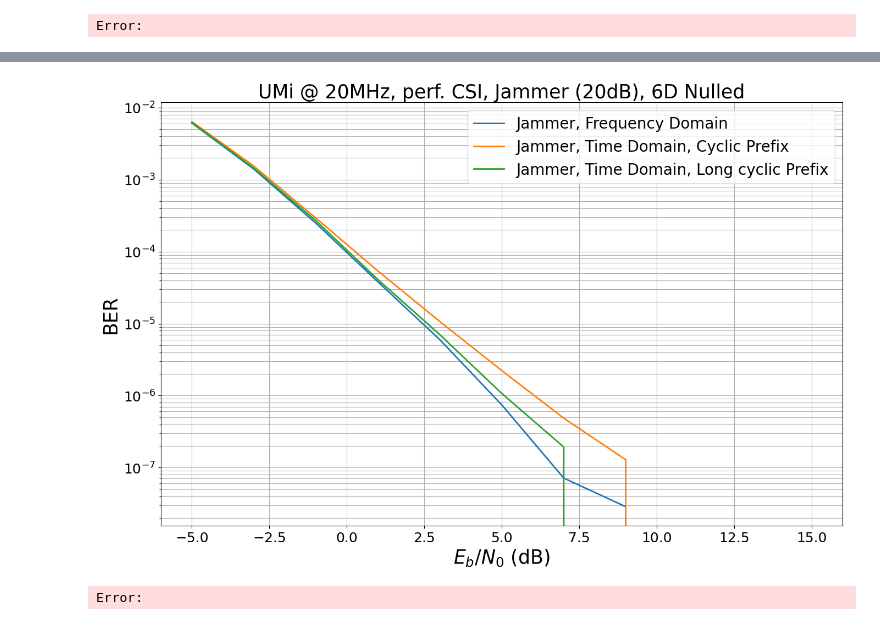
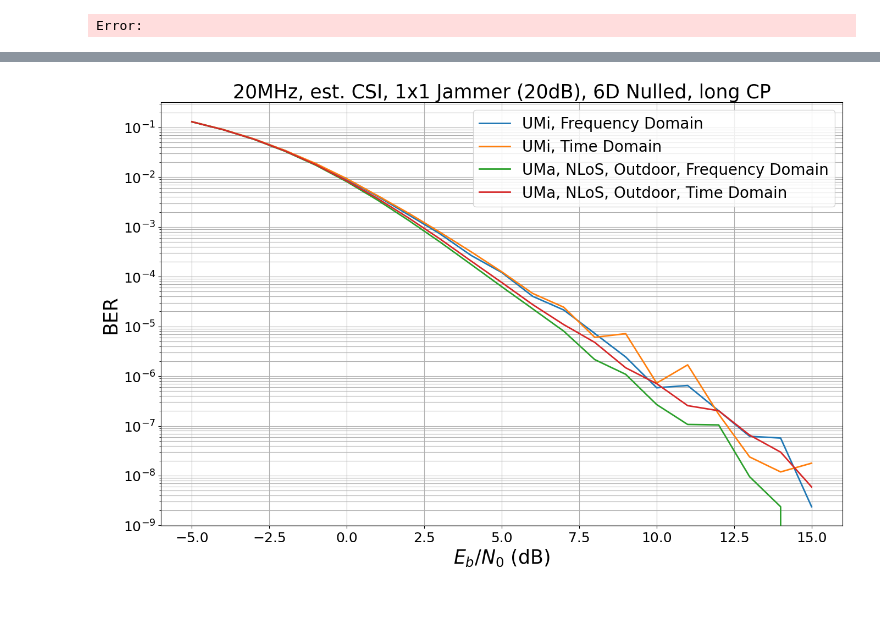
Before and after one commit to IIP-Group/pyjama, a Jupyter notebook: simulations/nr_compliant_single_ue_long_ds.ipynb, the cells around one changed output, grey strips where cells are left out. Drawn from its saved outputs; the diff is of its cells as text; code cells hidden in the pictures.

```diff
--- a/simulations/nr_compliant_single_ue_long_ds.ipynb
+++ b/simulations/nr_compliant_single_ue_long_ds.ipynb
@@ -97,50 +97,63 @@ EbNo [dB] |        BER |       BLER |  bit errors |    num bits | block errors |
 [figure]
 Error:
 # %%
+# UMi mixed time vs. freq., UMa NLos time vs. freq., both long CP
 
-# NR compliant (perf. CSI)
+
+# here real est. CSI & NR compliant
 ber_plots.reset()
 model_parameters = {}
 jammer_parameters = {}
 model_parameters["jammer_parameters"] = jammer_parameters
+
 model_parameters["num_ut"] = 1
-model_parameters["perfect_csi"] = True
+model_parameters["perfect_csi"] = False
 model_parameters["perfect_jammer_csi"] = False
 model_parameters["num_silent_pilot_symbols"] = 6
 model_parameters["jammer_present"] = True
 model_parameters["jammer_power"] = db_to_linear(20.)
 model_parameters["jammer_mitigation"] = "ian"
+model_parameters["cyclic_prefix_length"] = 210
+
+model_parameters["fft_size"] = 667 # * 30kHz = 20MHz
+
+#UMi
 model_parameters["scenario"] = "umi"
-model_parameters["fft_size"] = 667 # * 30kHz = 20MHz
-model_parameters["cyclic_prefix_length"] = 47 # 667 * 144 / 2048
+sim.BATCH_SIZE = 30
+sim.MAX_MC_ITER = 1500
+sim.ebno_dbs = np.linspace(-5., 15., 21)
+model = Model(**model_parameters)
+simulate_model(model, "UMi, Frequency Domain")
 
-
-sim.BATCH_SIZE = 30
-sim.MAX_MC_ITER = 500
-sim.ebno_dbs = np.linspace(-5., 15., 11)
-model = Model(**model_parameters)
-simulate_model(model, "Jammer, Frequency Domain")
-
-sim.BATCH_SIZE = 5
-sim.MAX_MC_ITER = 3000
-sim.ebno_dbs = np.linspace(-5., 15., 11)
-
+sim.BATCH_SIZE = 1
+sim.MAX_MC_ITER = 18000
 model_parameters["domain"] = "time"
 jammer_parameters["send_cyclic_prefix"] = True
 model = Model(**model_parameters)
-simulate_model(model, "Jammer, Time Domain, Cyclic Prefix")
+simulate_model(model, "UMi, Time Domain")
 
-model_parameters["cyclic_prefix_length"] = 200
+#UMa, NLos, outdoor
+model_parameters["domain"] = "freq"
+del jammer_parameters["send_cyclic_prefix"]
+model_parameters["scenario"] = "uma"
+model_parameters["indoor_probability"] = 0.0
+model_parameters["los"] = False
+model_parameters["cyclic_prefix_length"] = 210
+sim.BATCH_SIZE = 30
+sim.MAX_MC_ITER = 1500
 model = Model(**model_parameters)
-simulate_model(model, "Jammer, Time Domain, Long cyclic Prefix")
+simulate_model(model, "UMa, NLoS, Outdoor, Frequency Domain")
 
-# jammer_parameters["send_cyclic_prefix"] = False
-# model = Model(**model_parameters)
-# simulate_model(model, "Jammer, Time Domain, No Cyclic Prefix")
+sim.BATCH_SIZE = 1
+sim.MAX_MC_ITER = 18000
+model_parameters["domain"] = "time"
+jammer_parameters["send_cyclic_prefix"] = True
+model = Model(**model_parameters)
+simulate_model(model, "UMa, NLoS, Outdoor, Time Domain")
 
-ber_plots.title = "UMi @ 20MHz, perf. CSI, Jammer (20dB), 6D Nulled"
+ber_plots.title = "20MHz, est. CSI, 1x1 Jammer (20dB), 6D Nulled, long CP"
 ber_plots()
-with open("bers/time_pos_umi_nr_1ue_perf.pickle", 'wb') as f:
+with open("bers/time_pos_umi_uma.pickle", 'wb') as f:
     bers = pickle.dump(ber_plots, f)
 # %% [output]
 EbNo [dB] |        BER |       BLER |  bit errors |    num bits | block errors |  num blocks | runtime [s] |    status
@@ -163,2 +176 @@ Simulation stopped as no error occurred @ EbNo = 9.0 dB.
-[figure, old version]
+[figure, new version]
-Error:
```
Also changed, not shown: parts of 1 cell of this notebook, 3 other files.
